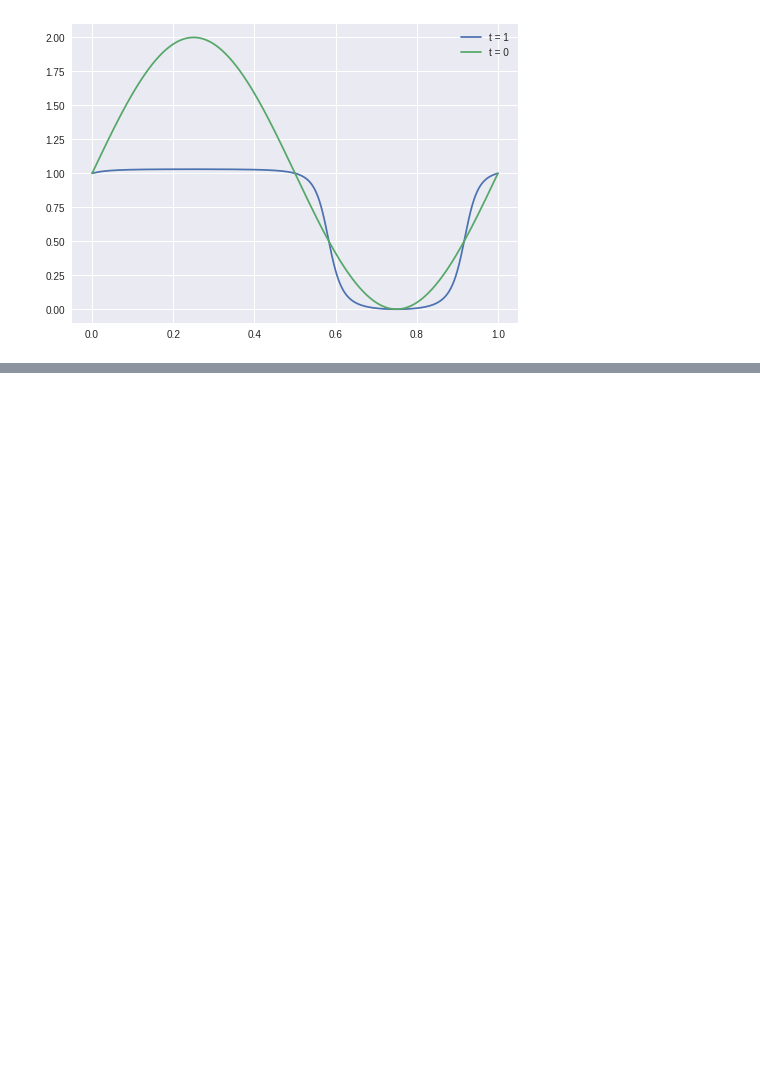
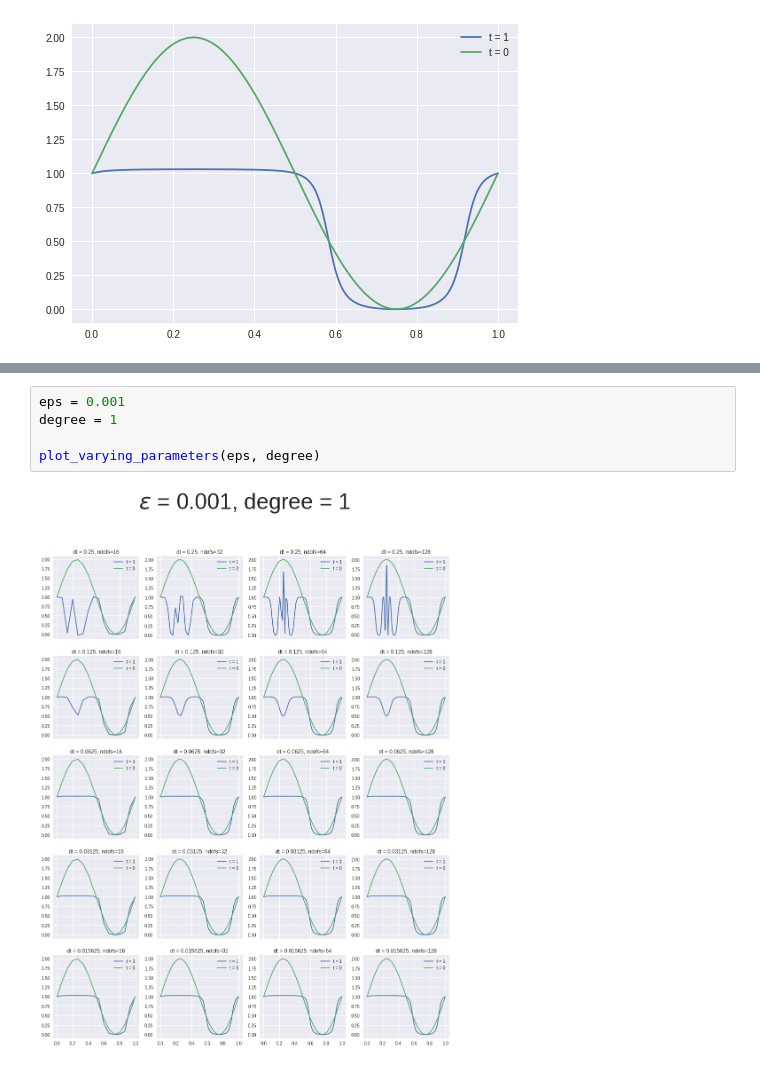
Before and after one commit to KristerJazz/P1.4_seed, a Jupyter notebook: final_project/final_project_2019-2020.ipynb, the cells around one changed output, grey strips where cells are left out. Drawn from its saved outputs; the diff is of its cells as text; blank space fills up the shorter version.

```diff
--- a/final_project/final_project_2019-2020.ipynb
+++ b/final_project/final_project_2019-2020.ipynb
@@ -351,0 +372,7 @@ plot_varying_parameters()
+# %%
+eps = 0.001
+degree = 1
+
+plot_varying_parameters(eps, degree)
+# %% [output]
+[figure, added]
```
Also changed, not shown: parts of 7 cells of this notebook.
